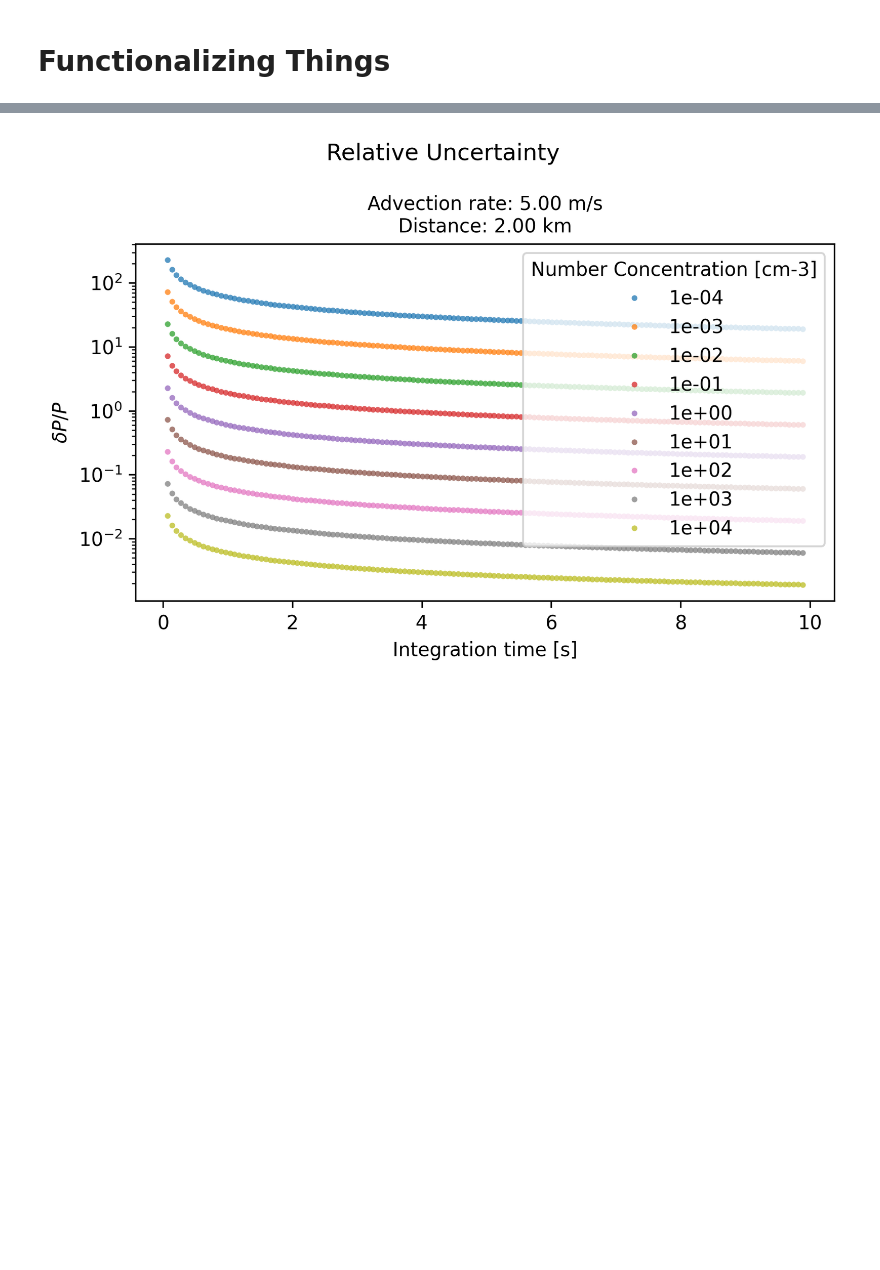
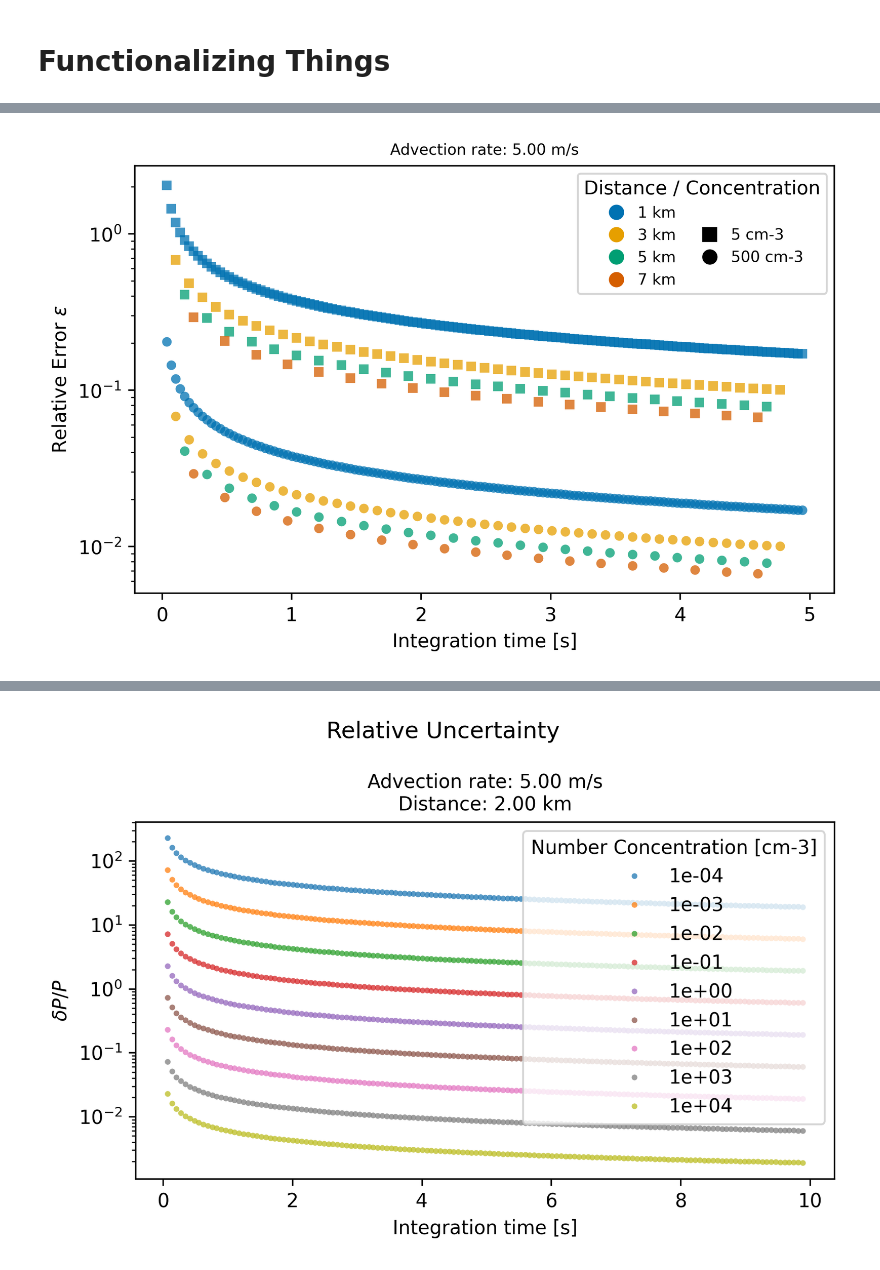
Before and after one commit to gkirchhoff32/Cloud-Measurements, a Jupyter notebook: project_meas_cloud_refactor/simulation/discrete_scatter_error.ipynb, the cells around one changed output, grey strips where cells are left out. Cells and saved outputs as stored; diff of their text form; code cells hidden in the pictures; blank space fills up the shorter version.

```diff
--- a/project_meas_cloud_refactor/simulation/discrete_scatter_error.ipynb
+++ b/project_meas_cloud_refactor/simulation/discrete_scatter_error.ipynb
@@ -818,3 +862,103 @@ plt.show()
+# %%
+from matplotlib.lines import Line2D
+
+fig = plt.figure(dpi=400)
+ax = fig.add_subplot(111)
+
+# colors = []
+colors = [
+    "#0072B2",  # blue
+    "#E69F00",  # orange
+    "#009E73",  # bluish green
+    "#D55E00",  # vermillion
+    "#CC79A7",  # reddish purple
+]
+
+plt.rcParams['axes.prop_cycle'] = plt.cycler(color=colors)
+
+# First concentration
+for i in range(len(deltas)):
+    line, = ax.plot(
+        ts[i],
+        deltas[i],
+        'o',
+        alpha=0.75,
+        markersize=5,
+        markeredgewidth=0
+    )
+
+    # colors.append(line.get_color())
+
+# Second concentration
+for i in range(len(deltas_new)):
+    ax.plot(
+        ts_new[i],
+        deltas_new[i],
+        's',
+        color=colors[i],
+        alpha=0.75,
+        markersize=5,
+        markeredgewidth=0
+    )
+
+# --- distance handles (colors) ---
+distance_handles = [
+    Line2D([0], [0],
+           marker='o',
+           color=c,
+           linestyle='None',
+           markersize=7,
+           label=f'{z/1e3:.0f} km')
+    for c, z in zip(colors, zs)
+]
+
+# --- concentration handles (shapes) ---
+conc_handles = [
+    Line2D([0], [0],
+           marker='s',
+           color='k',
+           linestyle='None',
+           markersize=7,
+           label='{:.0f} cm-3'.format(N_tot_2)),
+
+    Line2D([0], [0],
+           marker='o',
+           color='k',
+           linestyle='None',
+           markersize=7,
+           label='{:.0f} cm-3'.format(N_tot_1))
+]
+
+# spacer
+blank = Line2D([], [], linestyle='None', label='')
+
+handles = distance_handles + [blank] + conc_handles
+
+ax.legend(
+    handles=handles,
+    ncol=2,
+    title='Distance / Concentration',
+    columnspacing=1.2,
+    handletextpad=0.4,
+    loc='upper right',
+    fontsize=8
+)
+
+ax.set_xlabel('Integration time [s]')
+ax.set_ylabel('Relative Error $\epsilon$')
+# fig.suptitle('Relative Uncertainty')
+ax.set_title('Advection rate: {:.2f} m/s'.format(params['v']), fontsize=8)
+ax.set_yscale('log')
+# plt.legend(
+#     title='Distance [km], Concentration [cm-3]',
+#     ncol=2,
+#     columnspacing=1.0,
+#     handletextpad=0.3
+# )
+plt.tight_layout()
+plt.show()
+# %% [output]
+[figure, added]
 # %%
 # Iterate through number concentrations
 params = params_original.copy()
```
Also changed, not shown: parts of 11 cells of this notebook.
